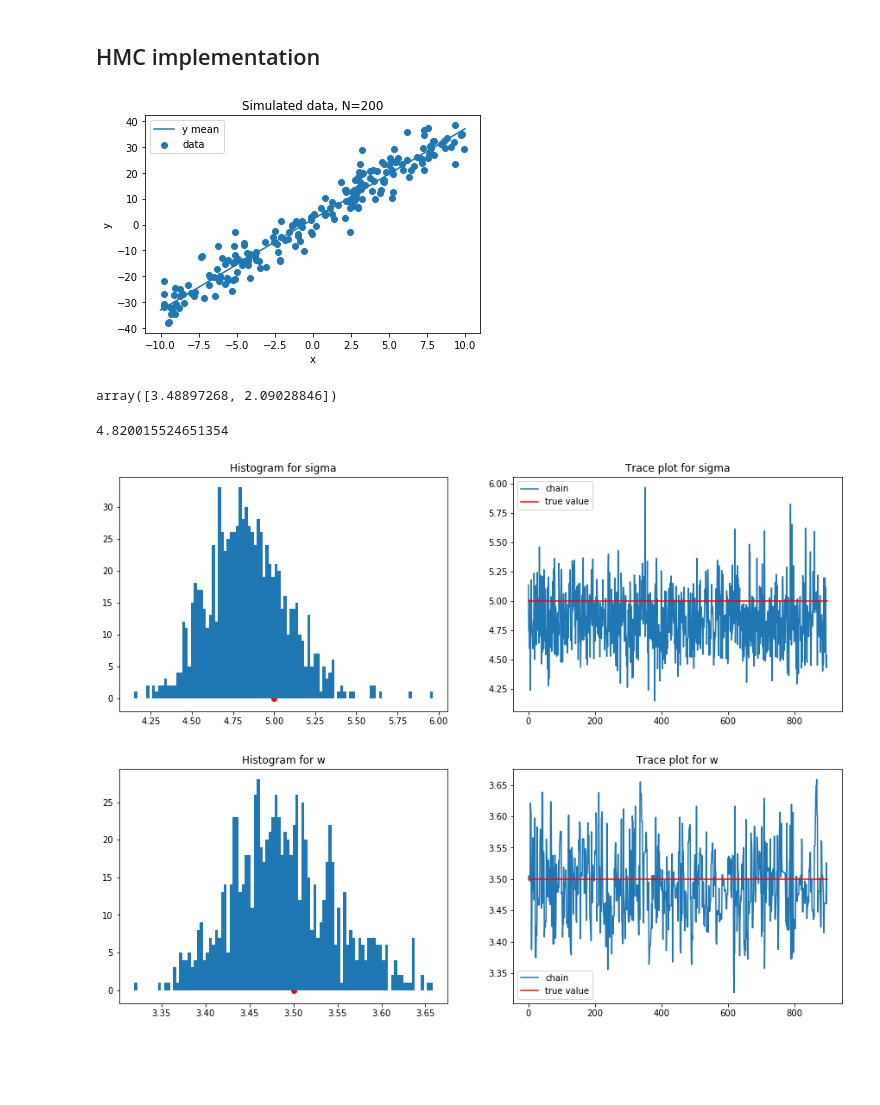
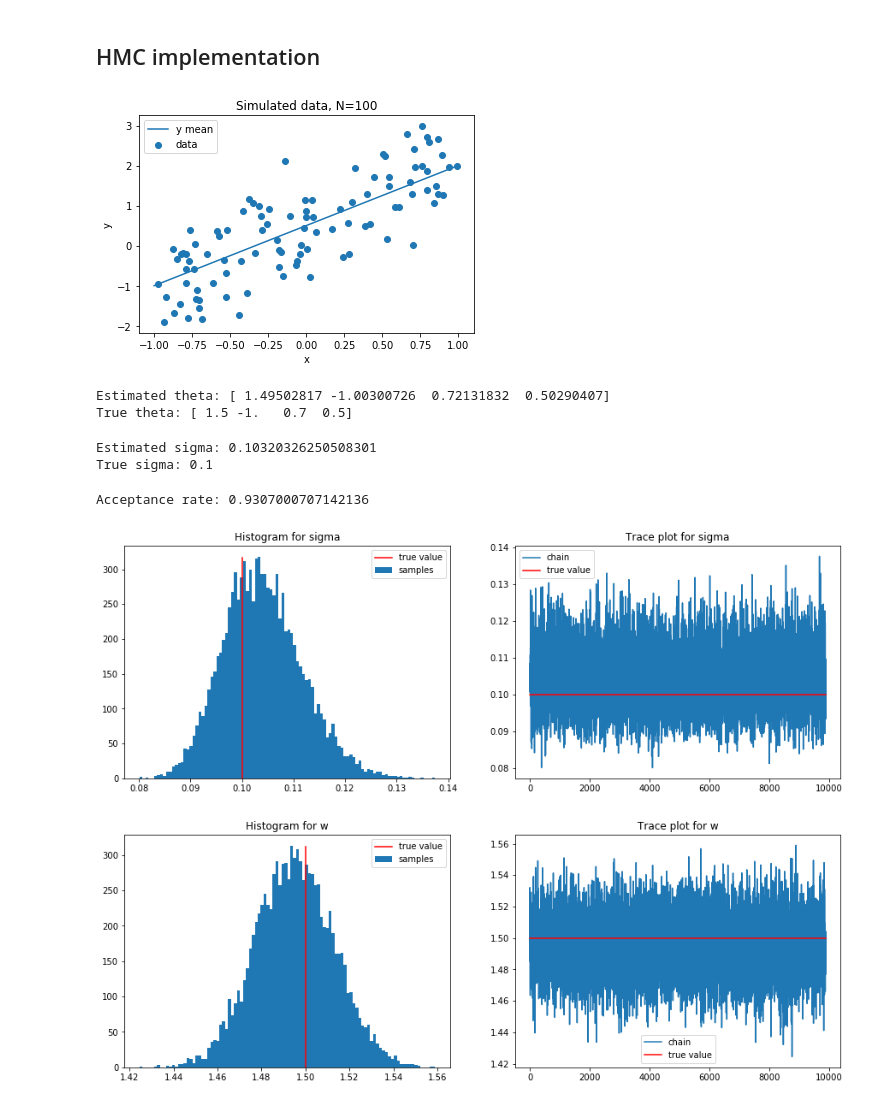
Before and after one commit to quynhhgoogoo/mcmc-project, a Jupyter notebook: notebooks/hmc/hmc_linear_regression.ipynb, the cells around one changed output. Cells and saved outputs as stored; diff of their text form; code cells hidden in the pictures; blank space fills up the shorter version.

```diff
--- a/notebooks/hmc/hmc_linear_regression.ipynb
+++ b/notebooks/hmc/hmc_linear_regression.ipynb
@@ -234,31 +236,34 @@ class Simulator:
         plt.show()
 # %%
 # True weight(s)
-w = np.array([3.5])
+w = np.array([1.5, -1.0, 0.7])
 
 # Input dimensionality
 d = w.size
 
 # True intercept
-b = 2.0
+b = 0.5
 
 # True standard deviation
-sigma = 5.0
+sigma = 0.1
 
 # Number of data points
-N = 200
+N = 100
+
+# Defines range of inputs x
+design_range = (-1.0, 1.0)
 
 # Simulate
-simulator = Simulator(w, b, sigma, N)
+simulator = Simulator(w, b, sigma, N, design_range)
 simulator.run()
 simulator.plot()
 # %% [output]
-[figure, old version]
+[figure, new version]
 # %%
 # Define priors
-sigma_0 = 10
-alpha_0 = 0.1
-beta_0 = 0.1
+sigma_0 = 1000
+alpha_0 = 0.001
+beta_0 = 0.001
 
 # Create helper functions
 U = create_U(X=simulator.X, y=simulator.y, sigma_0=sigma_0)
@@ -268,10 +273,10 @@ p_tau = create_p_tau(X=simulator.X, y=simulator.y, alpha_0=alpha_0, beta_0=beta_
 # Define HMC parameters
 
 # Step size
-epsilon = 0.1
+epsilon = 0.01
 
 # Number of steps in the proposal
-L = 10
+L = 50
 
 # Mass parameter
 m = 1.0
@@ -285,22 +290,32 @@ theta = np.zeros(d+1)
 tau = 1.0
 
 # Run chain
-tau_samples, theta_samples = chain.run(theta, tau, num_samples=1000)
+tau_samples, theta_samples, acceptances = chain.run(theta, tau, num_samples=10000)
-# %%
-np.mean(theta_samples, axis=0)
-# %% [output]
-array([3.48897268, 2.09028846])
+# %%
+print("Estimated theta: {}".format(np.mean(theta_samples, axis=0)))
+print("True theta: {}".format(np.concatenate([w, np.expand_dims(b, 0)], axis=0)))
+# %% [output]
+Estimated theta: [ 1.49502817 -1.00300726  0.72131832  0.50290407]
+True theta: [ 1.5 -1.   0.7  0.5]
 # %%
-1 / np.sqrt(np.mean(tau_samples))
+print("Estimated sigma: {}".format(1 / np.sqrt(np.mean(tau_samples))))
+print("True sigma: {}".format(sigma))
 # %% [output]
-4.820015524651354
+Estimated sigma: 0.10320326250508301
+True sigma: 0.1
+# %%
+print("Acceptance rate: {}".format(np.mean(acceptances)))
+# %% [output]
+Acceptance rate: 0.9307000707142136
 # %%
 plt.figure(figsize=(15,5))
 plt.subplot(1,2,1)
 sigma_samples = [1 / np.sqrt(tau) for tau in tau_samples]
-plt.hist(sigma_samples, bins=100)
-plt.scatter(sigma, 0, c="r")
+y, _, _ = plt.hist(sigma_samples, bins=100, label="samples")
+max_y = int(max(y))
+plt.plot([sigma] * max_y, range(max_y), c="r", label="true value")
 plt.title("Histogram for sigma")
+plt.legend()
 plt.subplot(1,2,2)
 plt.plot(sigma_samples, label="chain")
 plt.plot([0, len(sigma_samples)], [sigma, sigma], c="r", label="true value")
@@ -308,19 +323,21 @@ plt.title("Trace plot for sigma")
 plt.legend()
 plt.show()
 # %% [output]
-[figure, old version]
+[figure, new version]
 # %%
 plt.figure(figsize=(15,5))
 plt.subplot(1,2,1)
 w_samples = [theta[0] for theta in theta_samples]
-plt.hist(w_samples, bins=100)
-plt.scatter(w, 0, c="r")
+y, _, _ = plt.hist(w_samples, bins=100, label="samples")
+max_y = int(max(y))
+plt.plot([w[0]] * max_y, range(max_y), c="r", label="true value")
 plt.title("Histogram for w")
+plt.legend()
 plt.subplot(1,2,2)
 plt.plot(w_samples, label="chain")
-plt.plot([0, len(w_samples)], [w, w], c="r", label="true value")
+plt.plot([0, len(w_samples)], [w[0], w[0]], c="r", label="true value")
 plt.title("Trace plot for w")
 plt.legend()
 plt.show()
 # %% [output]
-[figure, old version]
+[figure, new version]
```
Also changed, not shown: parts of 5 cells of this notebook.
